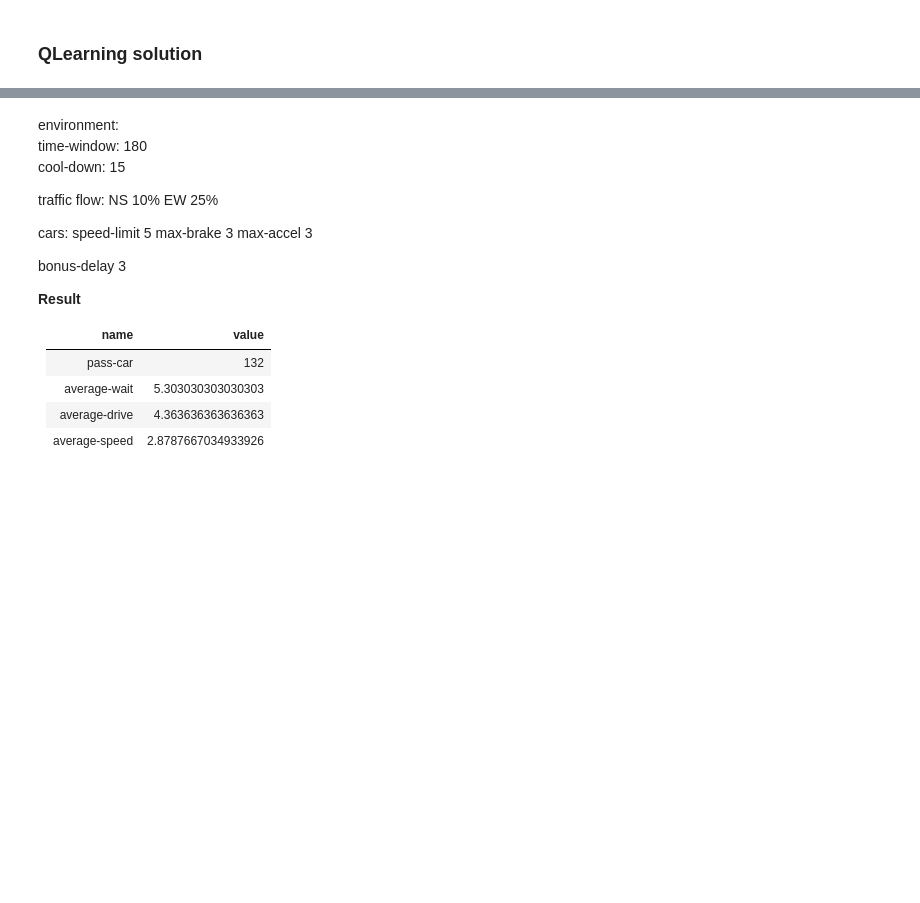
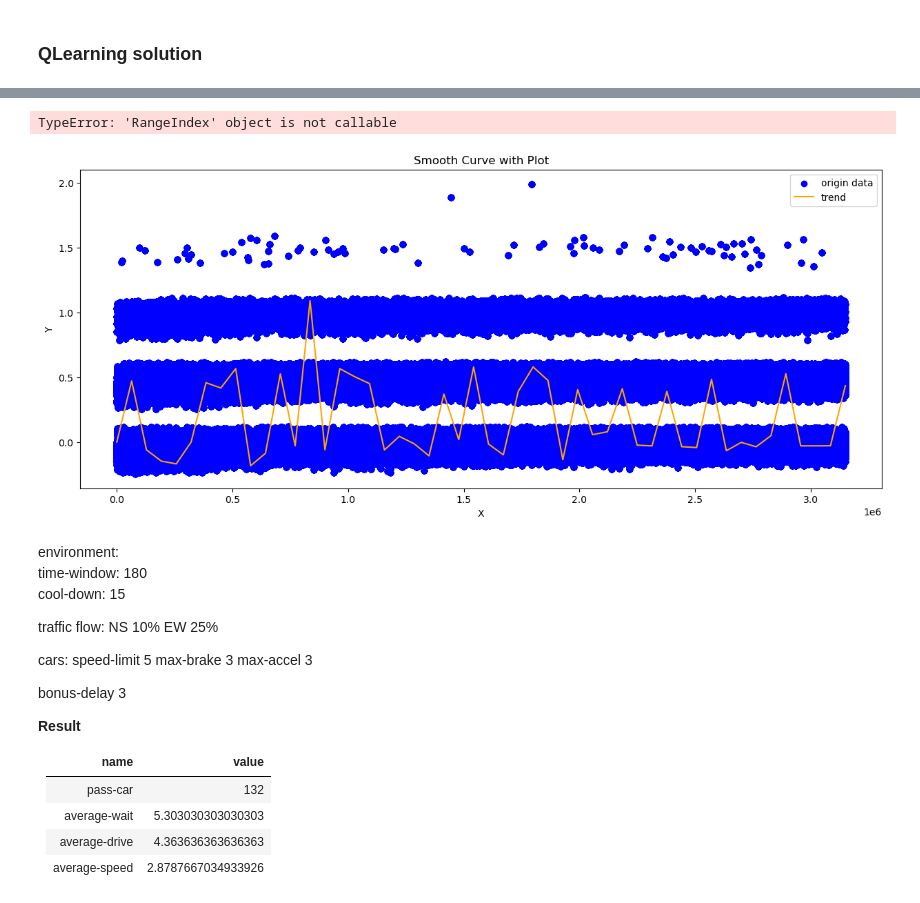
Before and after one commit to X-Fan-Jack/SmartTrafficLight-ABM-RL, a Jupyter notebook: data_analysis/project.ipynb, the cells around one changed output, grey strips where cells are left out. Saved outputs shown, nothing was run; the diff lists cells and outputs as text; code cells hidden in the pictures; blank space fills up the shorter version.

```diff
--- a/data_analysis/project.ipynb
+++ b/data_analysis/project.ipynb
@@ -91,0 +127,3 @@ average_speed mean: 2.900626862136667
+# %%
+csv_ql = pd.read_csv("./model_v3 experiment1-table.csv")
+csv_ql.info()
@@ -91,0 +192,3 @@ average_speed mean: 2.900626862136667
+# %%
+csv_ql_b1 = csv_ql.query("run_number==1").sort_values('step', ascending=True)
+csv_ql_b1.info()
@@ -91,0 +213,5 @@ average_speed mean: 2.900626862136667
+# %%
+csv_ql_b1_sub = csv_ql_b1.drop(["cool_down", "max_accel", "traffic_flow_from_west", "initial_tips", "time_window", "wait_cost", "traffic_flow_from_south", "traffic_flow_from_north", "signal_NS",
+                      "speed_limit", "max_brake", "traffic_flow_from_east", ], axis=1).reset_index(drop=True)
+csv_ql_b1_sub.info()
+csv_ql_b1_sub.head()
@@ -92,3 +240,30 @@ average_speed mean: 2.900626862136667
+# %%
+plt.scatter(csv_ql_b1_sub['step'], csv_ql_b1_sub['reward'])
+# %% [output]
+TypeError: 'RangeIndex' object is not callable
+# %%
+y_data = csv_ql_b1_sub['reward']
+
+x_data = range(len(y_data))
+x_new = np.linspace(min(x_data), max(x_data), 50)
+
+spl = make_interp_spline(x_data, y_data)
+y_smooth = spl(x_new)
+
+
+plt.figure(figsize=(15, 6))
+
+plt.scatter(x_data, y_data, color='blue', label='origin data')
+plt.plot(x_new, y_smooth, color='orange', label='trend')
+#plt.fill_between(x_new, y_smooth, y_data.max(), color='orange', alpha=0.3)
+
+plt.xlabel('X')
+plt.ylabel('Y')
+plt.title('Smooth Curve with Plot')
+plt.legend()
+plt.show()
+# %% [output]
+[figure, added]
 # %% [markdown]
 environment:
 time-window: 180
```
Also changed, not shown: parts of 7 cells of this notebook, 2 other files.
